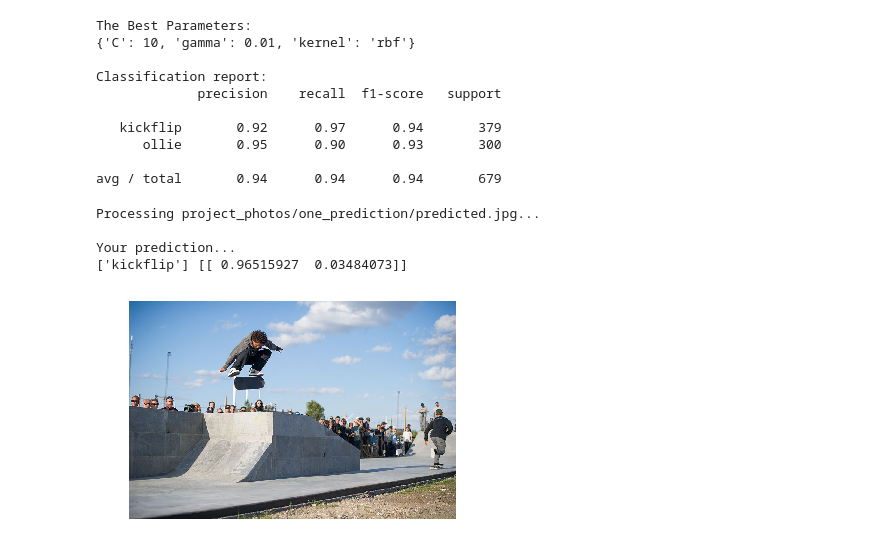
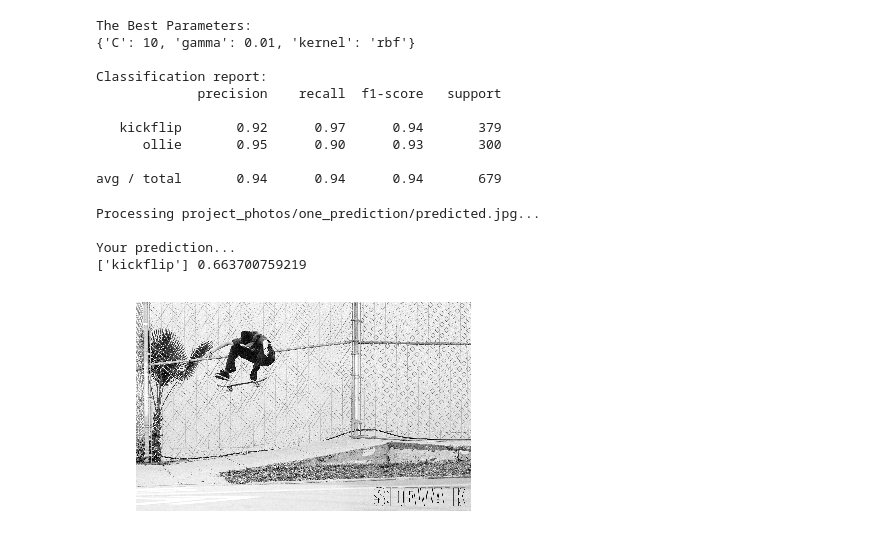
Before and after one commit to nathanch0/Skateboard_Trick_Identifier, a Jupyter notebook: creation.ipynb, the cells around one changed output. Saved outputs shown, nothing was run; the diff lists cells and outputs as text; code cells hidden in the pictures.

```diff
--- a/creation.ipynb
+++ b/creation.ipynb
@@ -100,10 +100,10 @@ Classification report:
 
 avg / total       0.94      0.94      0.94       679
 # %%
-prediction.predict_one('test_photos/kevin-kickflip.jpg')
+prediction.predict_one('test_photos/kickflip-test-4.jpg')
 # %% [output]
 Processing project_photos/one_prediction/predicted.jpg...
 
 Your prediction...
-['kickflip'] [[ 0.96515927  0.03484073]]
+['kickflip'] 0.663700759219
-[figure, old version]
+[figure, new version]
```
Also changed, not shown: 1 other file.
